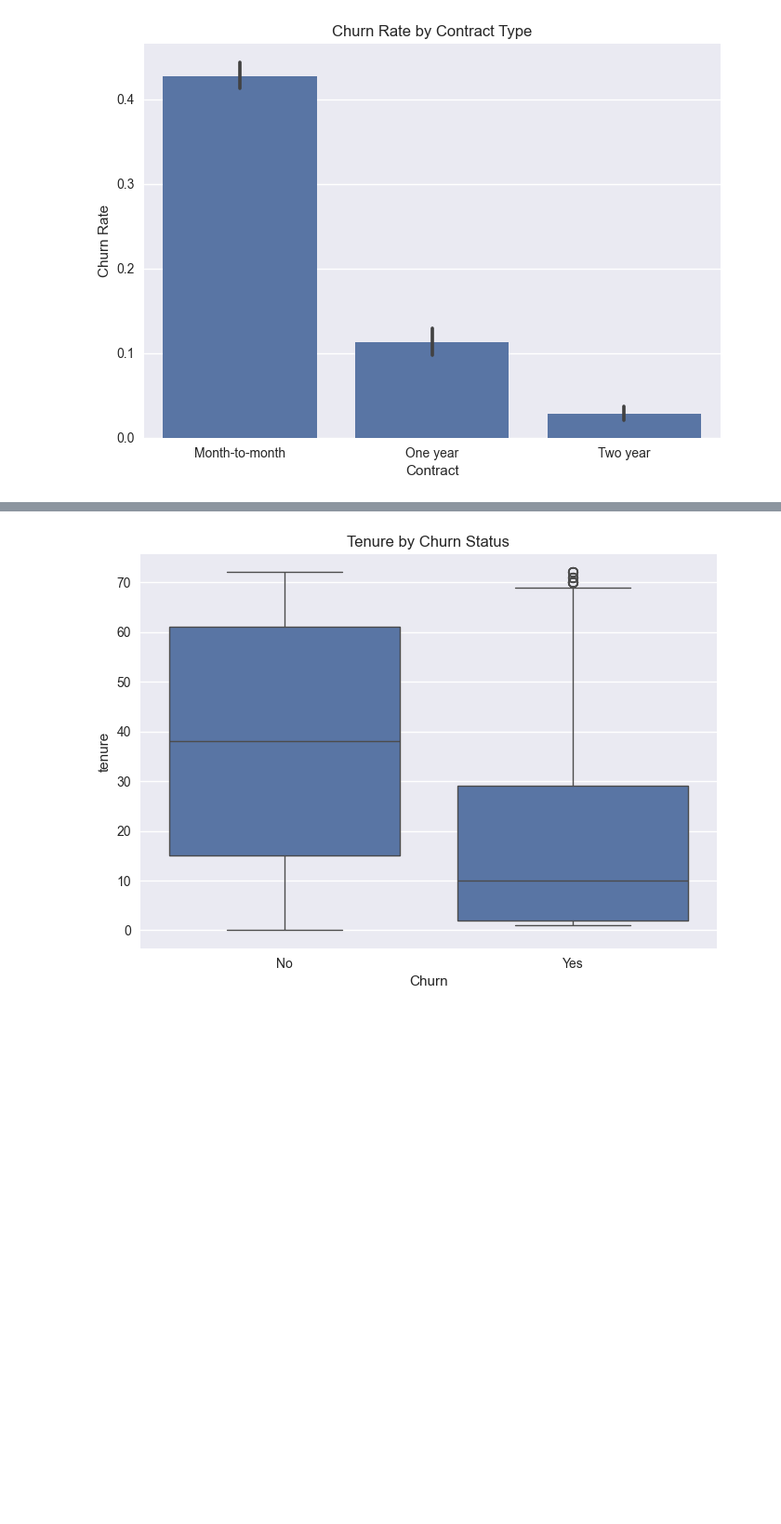
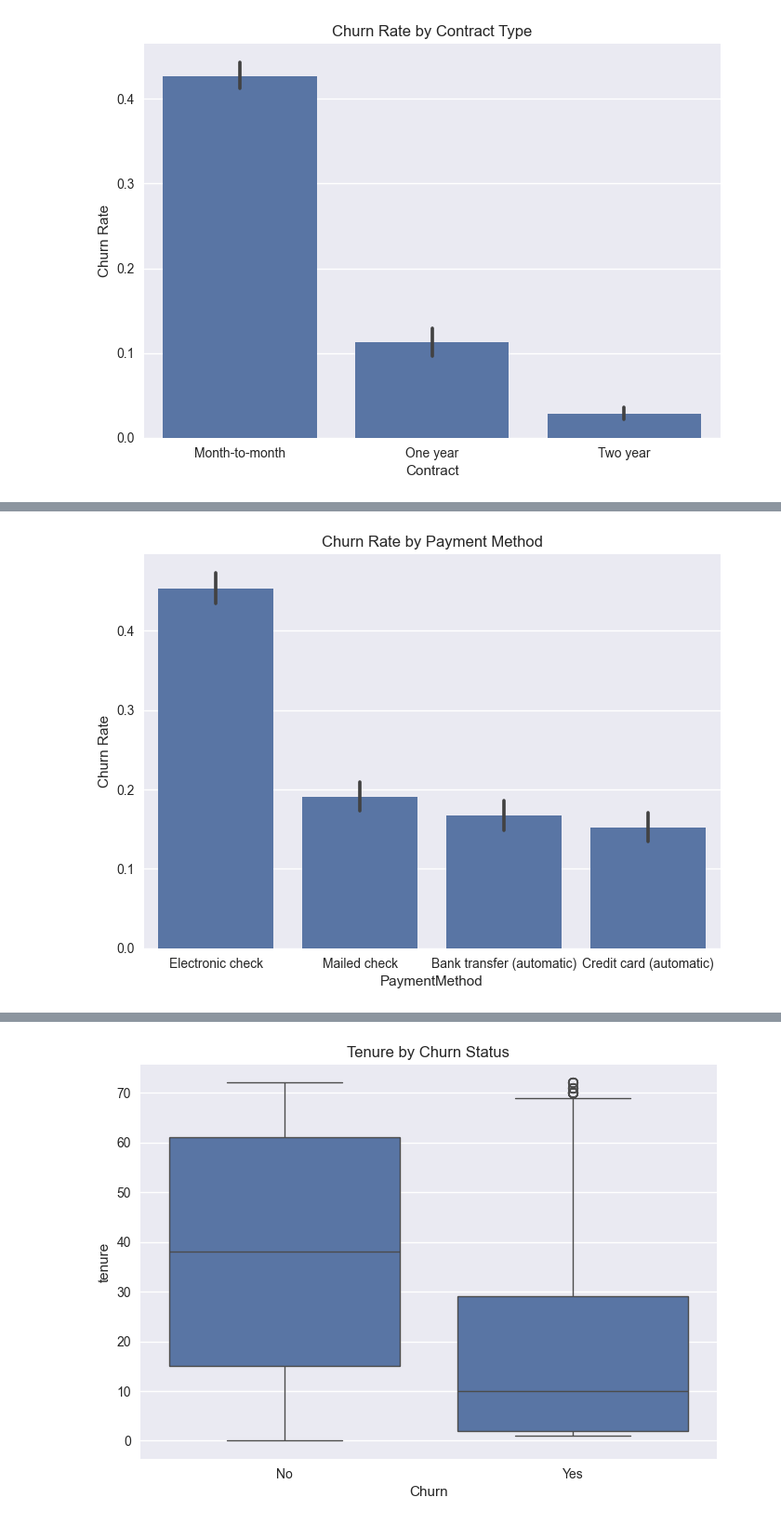
Before and after one commit to AvanishRawat/ml-churn-prediction, a Jupyter notebook: notebooks/01_eda.ipynb, the cells around one changed output, grey strips where cells are left out. Shown at 93% size. Saved outputs shown, nothing was run; the diff lists cells and outputs as text; code cells hidden in the pictures; blank space fills up the shorter version.

```diff
--- a/notebooks/01_eda.ipynb
+++ b/notebooks/01_eda.ipynb
@@ -114,0 +158,13 @@ plt.show()
+# %%
+sns.barplot(
+    data=df,
+    x="PaymentMethod",
+    y="Churn_binary",
+    estimator=lambda x: (x == 1).mean()
+)
+
+plt.title("Churn Rate by Payment Method")
+plt.ylabel("Churn Rate")
+plt.show()
+# %% [output]
+[figure, added]
```
Also changed, not shown: parts of 12 cells of this notebook.
